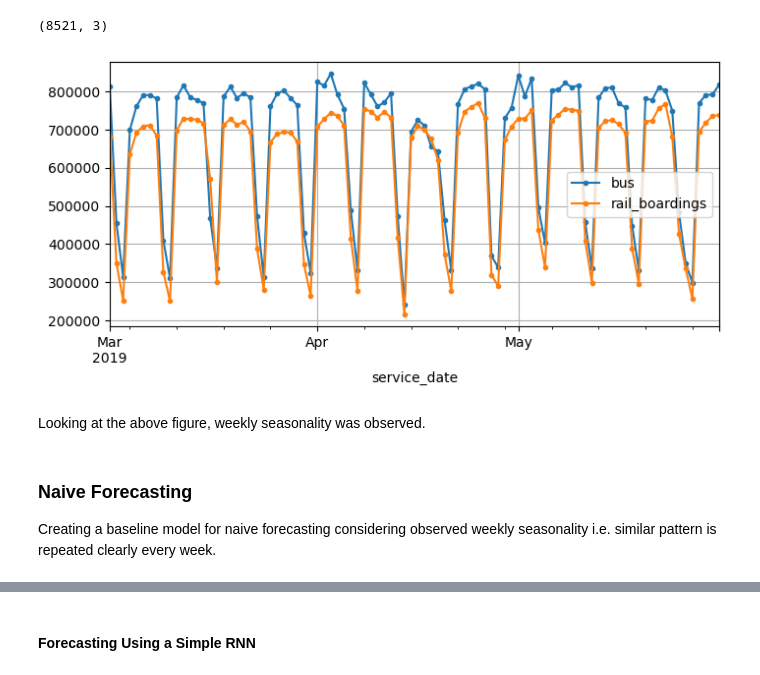
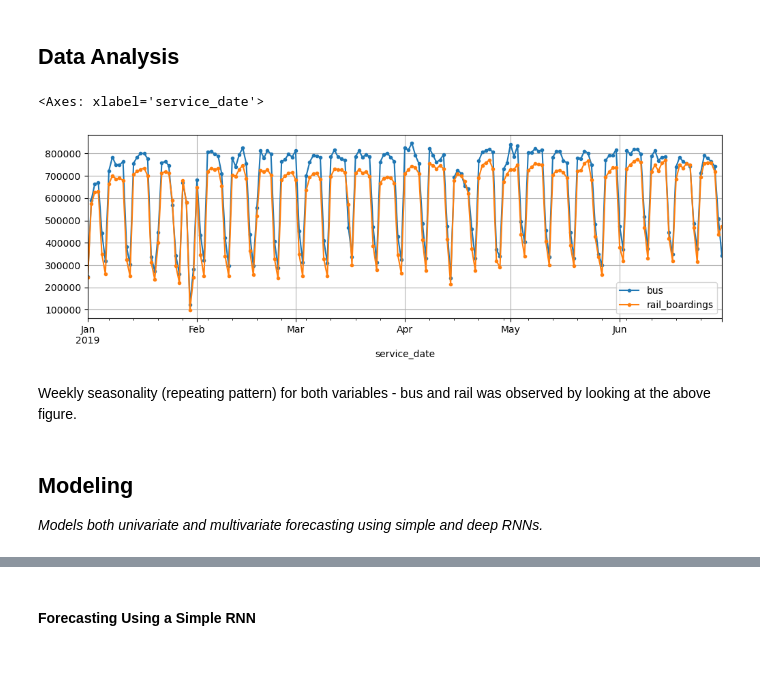
Before and after one commit to PradipKumarDas/Teaching, a Jupyter notebook: 21AML171-Deep_Learning/3_sequence_processing-practical_1_and_2.ipynb, the cells around one changed output, grey strips where cells are left out. Cells and saved outputs as stored; diff of their text form; code cells hidden in the pictures.

```diff
--- a/21AML171-Deep_Learning/3_sequence_processing-practical_1_and_2.ipynb
+++ b/21AML171-Deep_Learning/3_sequence_processing-practical_1_and_2.ipynb
@@ -35,3 +50,3 @@ Note that attribute value **W**, **A** ans **U** in attribute **day_type** repre
 # %%
-# Setting date column as index
-ridership = ridership.sort_values("service_date").set_index("service_date")
+# Sets the column 'service_date' as index
+ridership.set_index("service_date", inplace=True)
@@ -56,23 +53,21 @@ display(ridership)
+# %%
+# Sorts dataset (in ascending order) by index "service_date" to make index monotonic considering
+# it would be a requirement for slicing DataFrame with a datetime type based index
+ridership.sort_index(inplace=True)
 # %%
-# Drops the calculated column "total_rides" as this is just element-wise addition from columns "bus" and "rail_boardings".
-ridership = ridership.drop("total_rides", axis=1)
+# Drops the calculated column "total_rides" as this is just element-wise addition
+# between columns "bus" and "rail_boardings".
+ridership.drop("total_rides", axis=1, inplace=True)
-# %%
-# remove duplicate observations, if any
-ridership = ridership.drop_duplicates()
-# %%
-ridership.shape
-# %% [output]
-(8521, 3)
-# %%
-# Looks at the first few months of 2019
-
-ridership["2019-03":"2019-05"].plot(grid=True, marker=".", figsize=(8, 3.5))
-
-plt.show()
-# %% [output]
-[figure, removed]
+# %% [markdown]
+## Data Analysis
+# %%
+# Plots the bus and rail ridership over a few months in 2019
+ridership["2019-01":"2019-06"].plot(grid=True, marker=".", figsize=(12, 3.5))
+# %% [output]
+<Axes: xlabel='service_date'>
+[figure, added]
 # %% [markdown]
-Looking at the above figure, weekly seasonality was observed.
+Weekly seasonality (repeating pattern) for both variables - bus and rail was observed by looking at the above figure.
 # %% [markdown]
-### Naive Forecasting
-Creating a baseline model for naive forecasting considering observed weekly seasonality i.e. similar pattern is repeated clearly every week.
+## Modeling
+_Models both univariate and multivariate forecasting using simple and deep RNNs._
```
Also changed, not shown: parts of 52 cells of this notebook, 2 other files.
